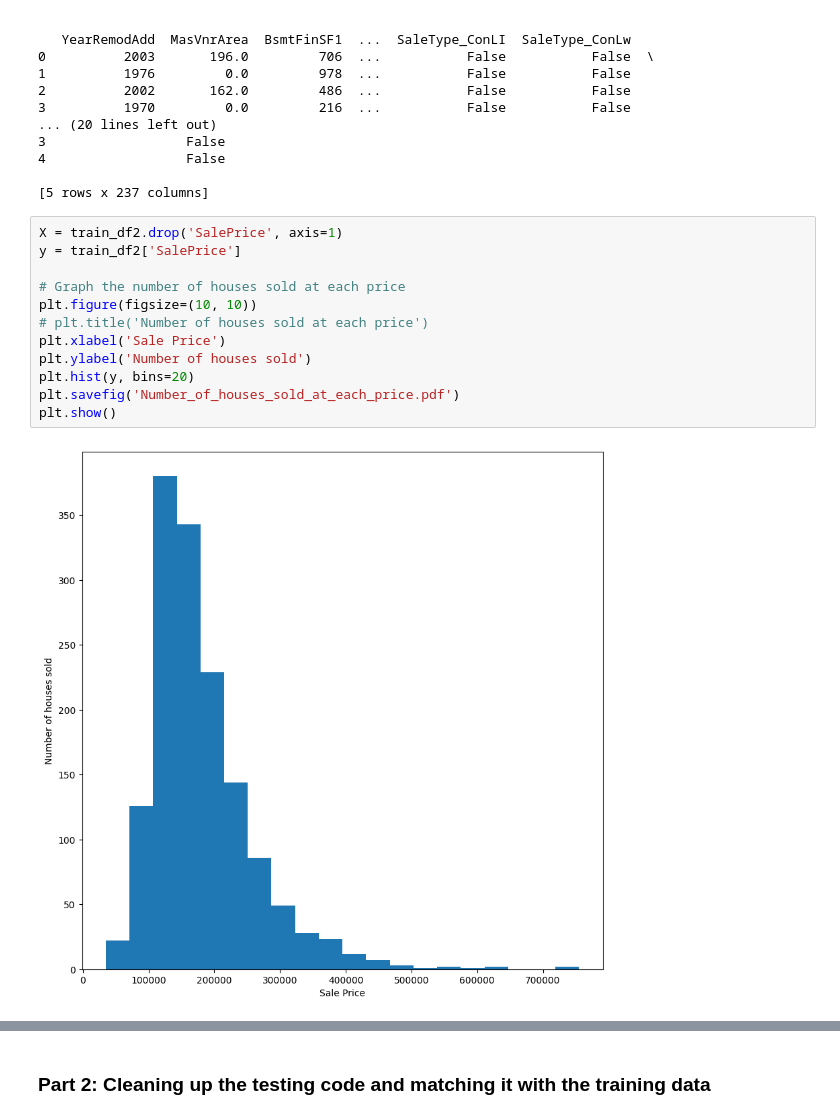
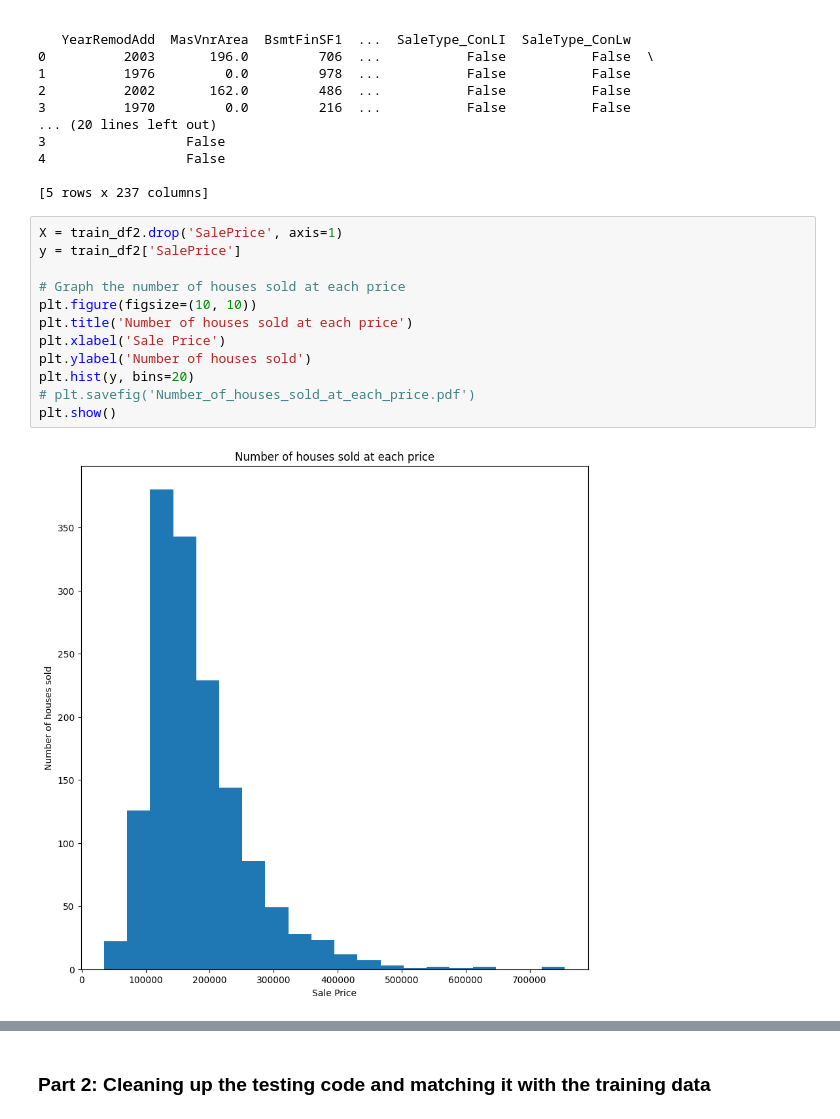
Before and after one commit to isaacj96/HousingMarket, a Jupyter notebook: house-prices-advanced-regression-techniques/main.ipynb, the cells around one changed output, grey strips where cells are left out. Drawn from its saved outputs; the diff is of its cells as text.

```diff
--- a/house-prices-advanced-regression-techniques/main.ipynb
+++ b/house-prices-advanced-regression-techniques/main.ipynb
@@ -268,17 +268,17 @@ print(train_df2.head())
 # %%
 X = train_df2.drop('SalePrice', axis=1)
 y = train_df2['SalePrice']
 
 # Graph the number of houses sold at each price
 plt.figure(figsize=(10, 10))
-# plt.title('Number of houses sold at each price')
+plt.title('Number of houses sold at each price')
 plt.xlabel('Sale Price')
 plt.ylabel('Number of houses sold')
 plt.hist(y, bins=20)
-plt.savefig('Number_of_houses_sold_at_each_price.pdf')
+# plt.savefig('Number_of_houses_sold_at_each_price.pdf')
 plt.show()
 # %% [output]
-[figure, old version]
+[figure, new version]
 # %%
 # Graph number of total features for each price
 plt.figure(figsize=(10, 10))
```
Also changed, not shown: parts of 14 cells of this notebook, 1 other file.
